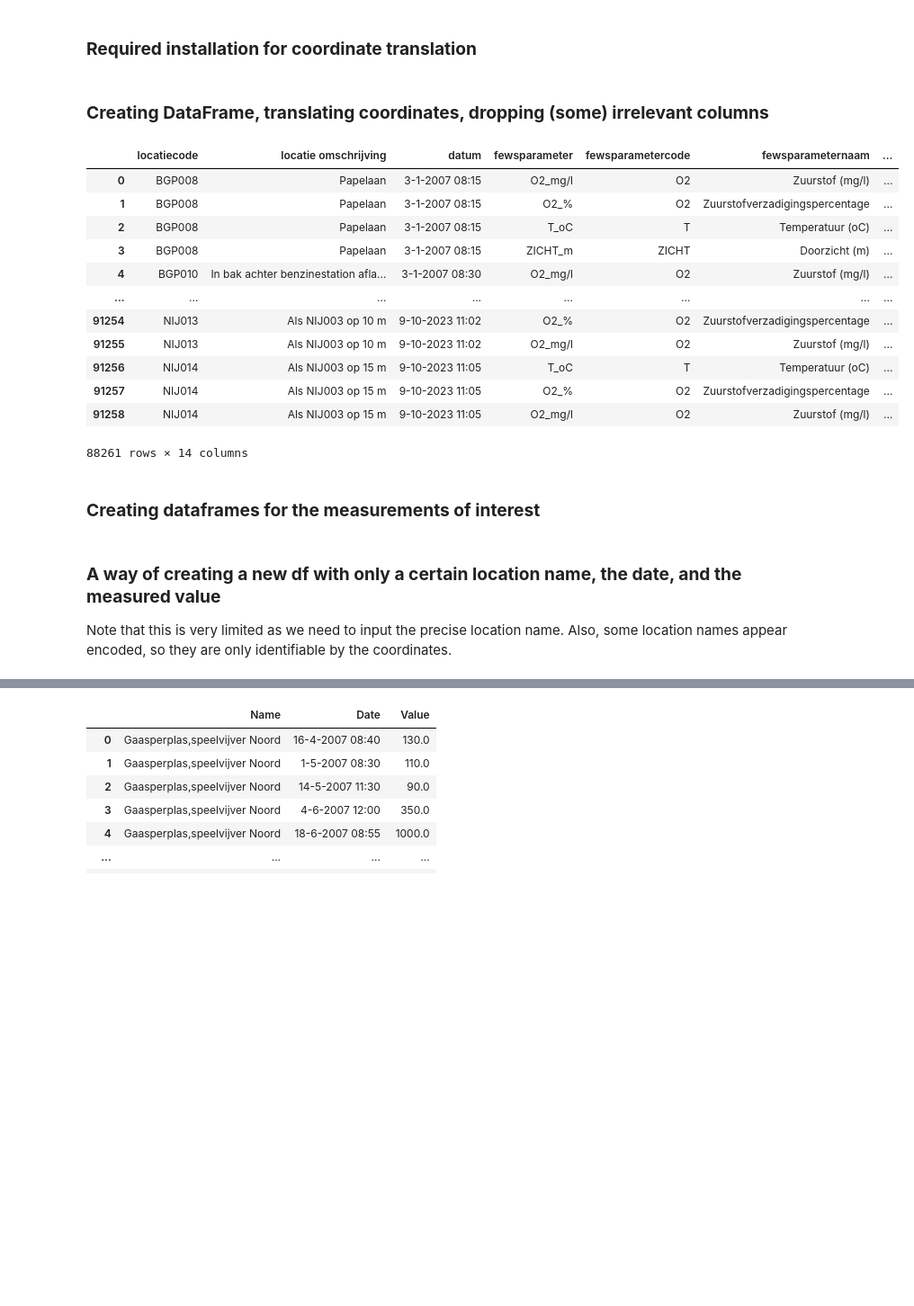
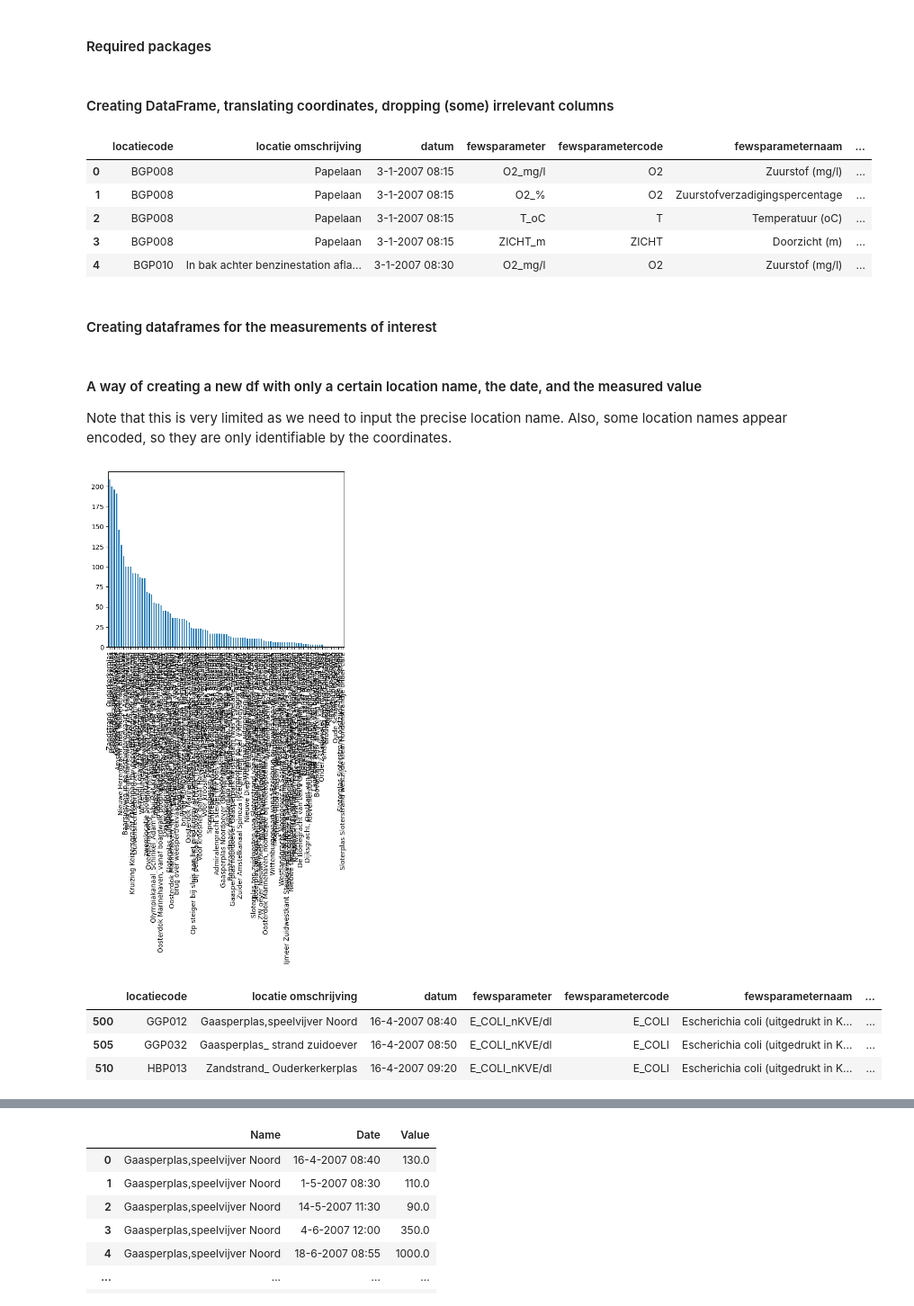
Before and after one commit to Aoyamaxx/Urban, a Jupyter notebook: waternet_waterquality_2007-2023/Waternet Preprocessing.ipynb, the cells around one changed output, grey strips where cells are left out. Shown at 90% size. Drawn from its saved outputs; the diff is of its cells as text; code cells hidden in the pictures; blank space fills up the shorter version.

```diff
--- a/waternet_waterquality_2007-2023/Waternet Preprocessing.ipynb
+++ b/waternet_waterquality_2007-2023/Waternet Preprocessing.ipynb
@@ -1,2 +0,0 @@
-# %% [markdown]
-### **Required installation for coordinate translation**
@@ -4,0 +1,2 @@
+# %% [markdown]
+#### Required packages
@@ -5,12 +13,6 @@
 # %% [markdown]
-### **Creating DataFrame, translating coordinates, dropping (some) irrelevant columns**
+#### Creating DataFrame, translating coordinates, dropping (some) irrelevant columns
 # %%
-import seaborn as sns
-import matplotlib.pyplot as plt
-import pandas as pd
-from rijksdriehoek import rijksdriehoek
-import numpy as np
-
 def convert_cor(x, y):
 
     rd = rijksdriehoek.Rijksdriehoek()
@@ -19,44 +21,37 @@ def convert_cor(x, y):
     lat, lon = rd.to_wgs()
 
     return lat, lon
 
 # Load the example 'tips' dataset from seaborn
-df = pd.read_csv('waternet_waterquality_2007-2023/Amsterdam2007-2023_utf-8.csv', low_memory = False)
+df = pd.read_csv('Amsterdam2007-2023_utf-8.csv', low_memory = False)
 
 df = df.copy()
 
 lattitude = []
 longitude = []
 
 for index, row in df.iterrows():
     lat_new, lon_new = convert_cor(row['locatie x'], row['locatie y'])
     lattitude.append(lat_new)
     longitude.append(lon_new)
 
 df['lattitude'] = lattitude
 df['longitude'] = longitude
 
 df = df[pd.isna(df['opmerkingmeting'])]
 
 df = df.drop(columns = ['locatie x', 'locatie y', 'locatie z', 'compartiment', 'fewsparametereenheidreferentie', 'fewsparameterparameterfractie', 'opmerkingmeting', 'waardebewerkingsmethode'])
 
-display(df)
+display(df.head())
 # %% [output]
 |  | locatiecode | locatie omschrijving | datum | fewsparameter | fewsparametercode | fewsparameternaam | ... |
 | 0 | BGP008 | Papelaan | 3-1-2007 08:15 | O2_mg/l | O2 | Zuurstof (mg/l) | ... |
 | 1 | BGP008 | Papelaan | 3-1-2007 08:15 | O2_% | O2 | Zuurstofverzadigingspercentage | ... |
 | 2 | BGP008 | Papelaan | 3-1-2007 08:15 | T_oC | T | Temperatuur (oC) | ... |
 | 3 | BGP008 | Papelaan | 3-1-2007 08:15 | ZICHT_m | ZICHT | Doorzicht (m) | ... |
 | 4 | BGP010 | In bak achter benzinestation afla... | 3-1-2007 08:30 | O2_mg/l | O2 | Zuurstof (mg/l) | ... |
-| ... | ... | ... | ... | ... | ... | ... | ... |
-| 91254 | NIJ013 | Als NIJ003 op 10 m | 9-10-2023 11:02 | O2_% | O2 | Zuurstofverzadigingspercentage | ... |
-| 91255 | NIJ013 | Als NIJ003 op 10 m | 9-10-2023 11:02 | O2_mg/l | O2 | Zuurstof (mg/l) | ... |
-| 91256 | NIJ014 | Als NIJ003 op 15 m | 9-10-2023 11:05 | T_oC | T | Temperatuur (oC) | ... |
-| 91257 | NIJ014 | Als NIJ003 op 15 m | 9-10-2023 11:05 | O2_% | O2 | Zuurstofverzadigingspercentage | ... |
-| 91258 | NIJ014 | Als NIJ003 op 15 m | 9-10-2023 11:05 | O2_mg/l | O2 | Zuurstof (mg/l) | ... |
-88261 rows × 14 columns
 # %% [markdown]
-### **Creating dataframes for the measurements of interest**
+#### Creating dataframes for the measurements of interest
 # %%
 df_ecoli = df[df['fewsparametercode'] == 'E_COLI']
 
@@ -64,6 +59,11 @@ df_anthcx = df[df['fewsparametercode'] == 'INTTNLETRCCN']
 
 df_bluegreen = df[df['fewsparametercode'] == 'CHLFa']
 # %% [markdown]
-### **A way of creating a new df with only a certain location name, the date, and the measured value**
+#### A way of creating a new df with only a certain location name, the date, and the measured value
 
 Note that this is very limited as we need to input the precise location name. Also, some location names appear encoded, so they are only identifiable by the coordinates.
+# %%
+df_ecoli['locatie omschrijving'].value_counts().plot(kind = 'bar')
+plt.show()
+# %% [output]
+[figure, added]
@@ -69,0 +101,7 @@ Note that this is very limited as we need to input the precise location name. Al
+# %%
+df_ecoli.head(3)
+# %% [output]
+|  | locatiecode | locatie omschrijving | datum | fewsparameter | fewsparametercode | fewsparameternaam | ... |
+| 500 | GGP012 | Gaasperplas,speelvijver Noord | 16-4-2007 08:40 | E_COLI_nKVE/dl | E_COLI | Escherichia coli (uitgedrukt in K... | ... |
+| 505 | GGP032 | Gaasperplas_ strand zuidoever | 16-4-2007 08:50 | E_COLI_nKVE/dl | E_COLI | Escherichia coli (uitgedrukt in K... | ... |
+| 510 | HBP013 | Zandstrand_ Ouderkerkerplas | 16-4-2007 09:20 | E_COLI_nKVE/dl | E_COLI | Escherichia coli (uitgedrukt in K... | ... |
```
Also changed, not shown: parts of 25 cells of this notebook, 2 other files.
